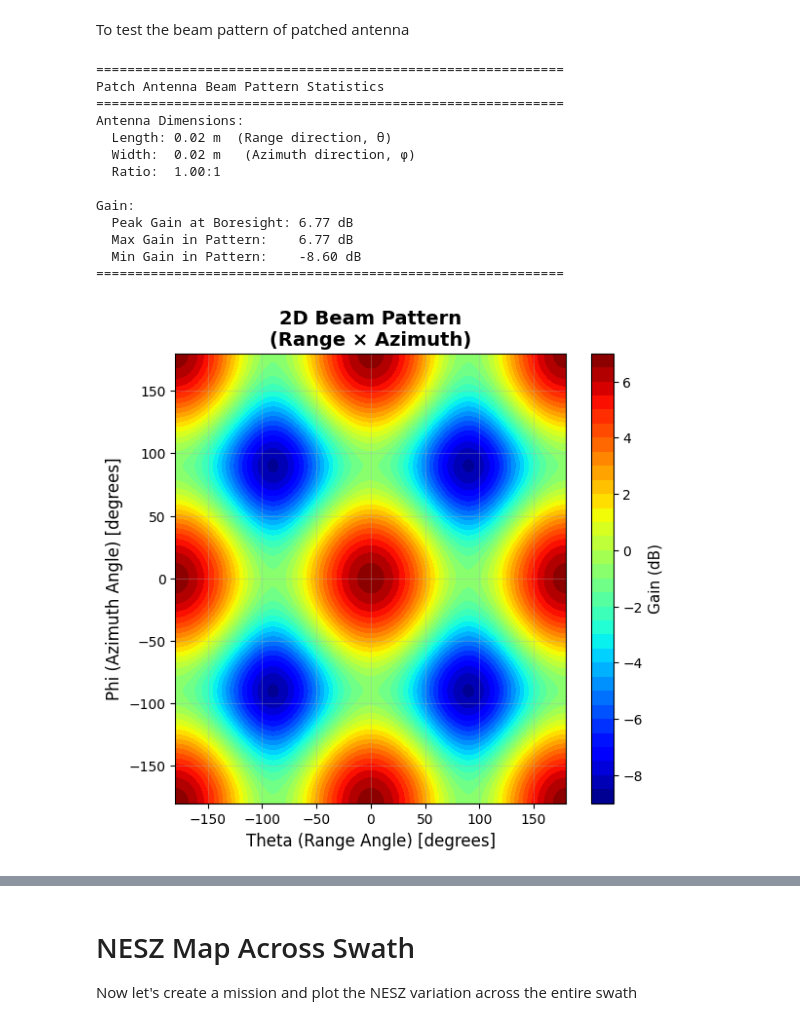
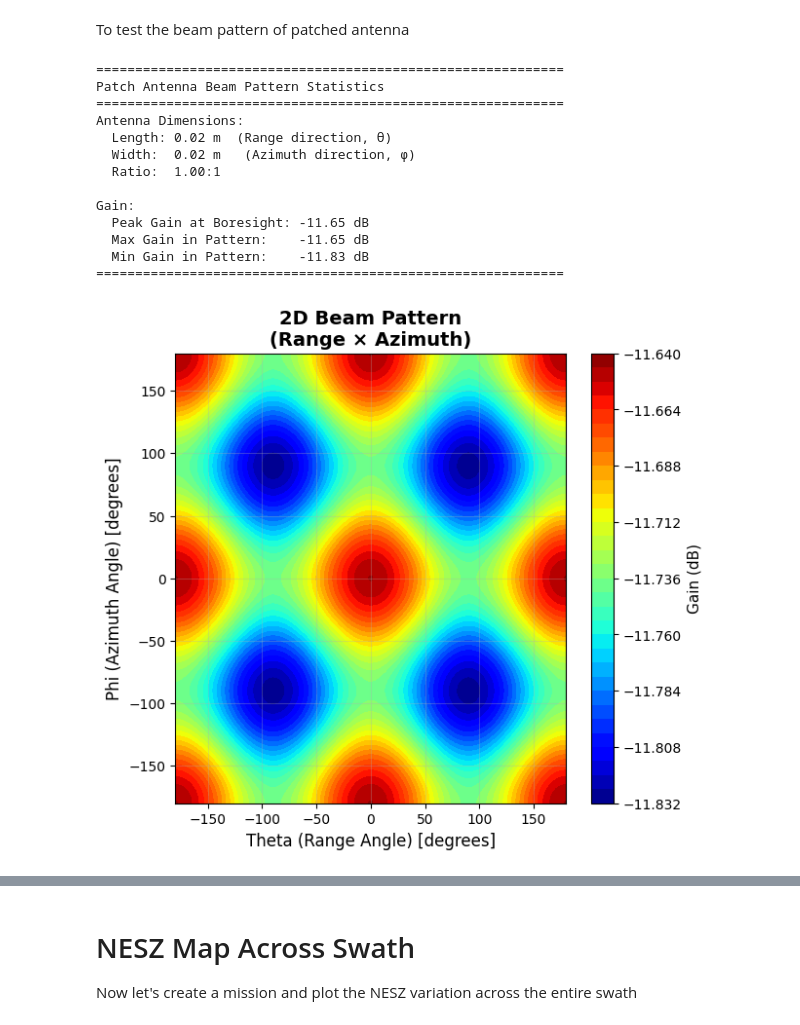
Before and after one commit to kwokkeith/SAR_Payload_Configuration, a Jupyter notebook: patchedAntenna.ipynb, the cells around one changed output, grey strips where cells are left out. Cells and saved outputs as stored; diff of their text form; code cells hidden in the pictures.

```diff
--- a/patchedAntenna.ipynb
+++ b/patchedAntenna.ipynb
@@ -20,7 +21,7 @@ patch_antenna = PatchAntenna(
 )
 
 signal = PatchAntennaSignal(
-    centre_frequency_hz=10e9,
+    centre_frequency_hz=1.2e9,
     bandwidth_hz=1.2e9,
     prf_hz=4000.0,
     broadening_factor_azimuth=1.2,
@@ -57,37 +58,37 @@ ax1.set_xlabel('Theta (Range Angle) [degrees]', fontsize=12)
 ax1.set_ylabel('Phi (Azimuth Angle) [degrees]', fontsize=12)
 ax1.set_title('2D Beam Pattern\n(Range × Azimuth)', fontsize=14, fontweight='bold')
 ax1.grid(True, alpha=0.3)
 cbar1 = fig.colorbar(contour, ax=ax1)
 cbar1.set_label('Gain (dB)', fontsize=11)
 
 # Print statistics
 print(f"\n{'='*60}")
 print(f"Patch Antenna Beam Pattern Statistics")
 print(f"{'='*60}")
 print(f"Antenna Dimensions:")
 print(f"  Length: {patch_antenna.length} m  (Range direction, θ)")
 print(f"  Width:  {patch_antenna.width} m   (Azimuth direction, φ)")
 print(f"  Ratio:  {patch_antenna.length/patch_antenna.width:.2f}:1")
 print(f"\nGain:")
 print(f"  Peak Gain at Boresight: {signal.peak_antenna_gain_db:.2f} dB")
 print(f"  Max Gain in Pattern:    {np.nanmax(gain_pattern):.2f} dB")
 print(f"  Min Gain in Pattern:    {np.nanmin(gain_pattern):.2f} dB")
 print(f"{'='*60}")
 # %% [output]
 ============================================================
 Patch Antenna Beam Pattern Statistics
 ============================================================
 Antenna Dimensions:
   Length: 0.02 m  (Range direction, θ)
   Width:  0.02 m   (Azimuth direction, φ)
   Ratio:  1.00:1
 
 Gain:
-  Peak Gain at Boresight: 6.77 dB
-  Max Gain in Pattern:    6.77 dB
-  Min Gain in Pattern:    -8.60 dB
+  Peak Gain at Boresight: -11.65 dB
+  Max Gain in Pattern:    -11.65 dB
+  Min Gain in Pattern:    -11.83 dB
 ============================================================
-[figure, old version]
+[figure, new version]
 # %%
 # Compare beam patterns along Length vs Width directions
 fig, axes = plt.subplots(1, 2, figsize=(14, 6))
```
Also changed, not shown: parts of 11 cells of this notebook, 4 other files.
